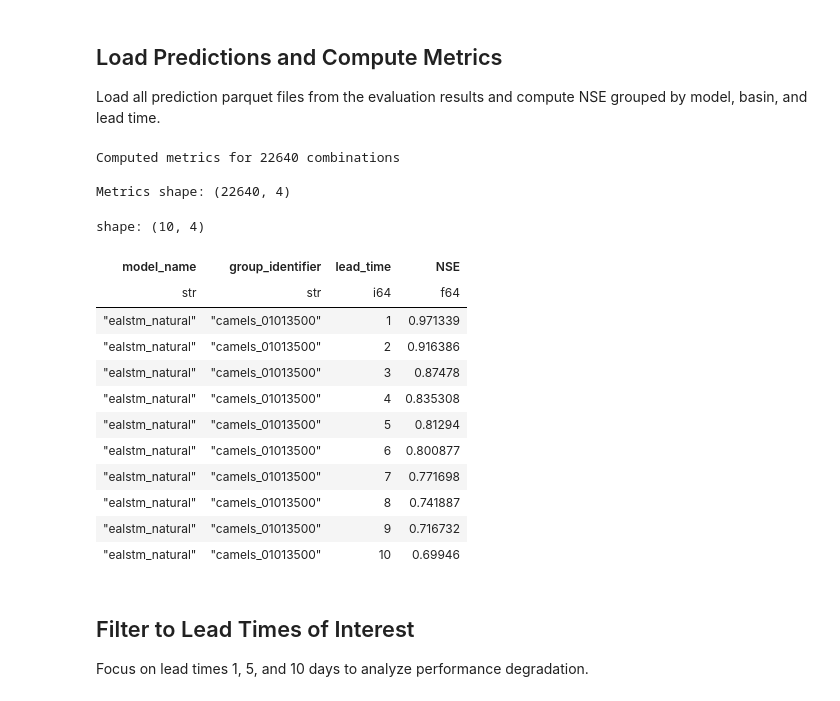
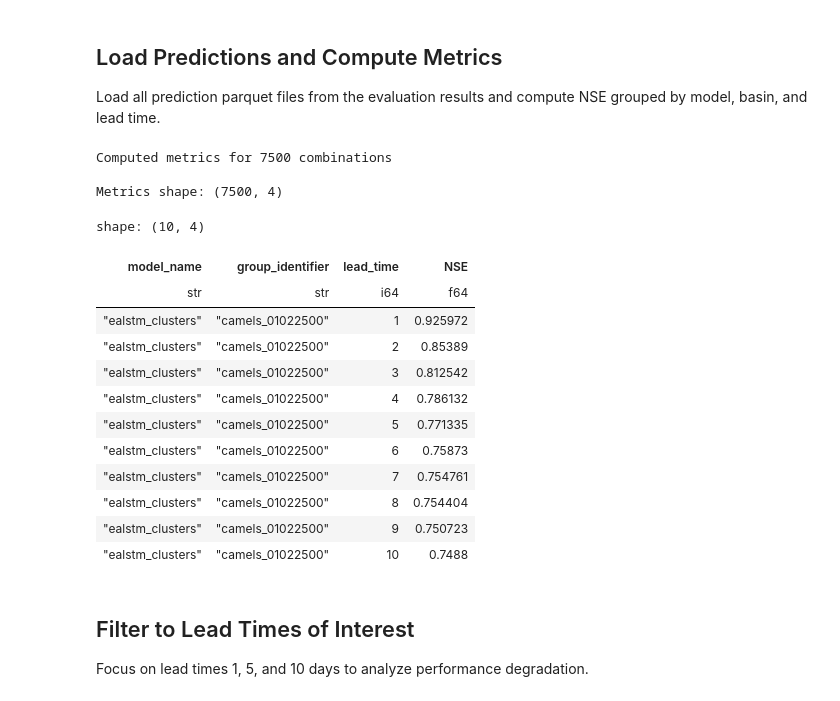
Before and after one commit to CooperBigFoot/publication-experiments, a Jupyter notebook: notebooks/forecast_performance_analysis.ipynb, the cells around one changed output. Drawn from its saved outputs; the diff is of its cells as text; code cells hidden in the pictures.

```diff
--- a/notebooks/forecast_performance_analysis.ipynb
+++ b/notebooks/forecast_performance_analysis.ipynb
@@ -18,36 +18,36 @@ Load all prediction parquet files from the evaluation results and compute NSE gr
 # %%
 # Load predictions from all models
 calc = MetricCalculator.from_parquet(
-    "../results/evaluation/natural_basins/model_name=*/seed=*/predictions.parquet"
+    "../results/evaluation/similar_basin /model_name=*/seed=*/predictions.parquet"
 )
 
 # Compute NSE grouped by model, basin, and lead time
 metrics = calc.compute_metrics(
     metrics=["nse"],
     group_by=["model_name", "group_identifier", "lead_time"],
     exclude_filled=True
 )
 
 print(f"Computed metrics for {metrics.height} combinations")
 print(f"\nMetrics shape: {metrics.shape}")
 metrics.head(10)
 # %% [output]
-Computed metrics for 22640 combinations
+Computed metrics for 7500 combinations
 
-Metrics shape: (22640, 4)
+Metrics shape: (7500, 4)
 shape: (10, 4)
 | model_name | group_identifier | lead_time | NSE |
 | str | str | i64 | f64 |
-| "ealstm_natural" | "camels_01013500" | 1 | 0.971339 |
-| "ealstm_natural" | "camels_01013500" | 2 | 0.916386 |
-| "ealstm_natural" | "camels_01013500" | 3 | 0.87478 |
-| "ealstm_natural" | "camels_01013500" | 4 | 0.835308 |
-| "ealstm_natural" | "camels_01013500" | 5 | 0.81294 |
-| "ealstm_natural" | "camels_01013500" | 6 | 0.800877 |
-| "ealstm_natural" | "camels_01013500" | 7 | 0.771698 |
-| "ealstm_natural" | "camels_01013500" | 8 | 0.741887 |
-| "ealstm_natural" | "camels_01013500" | 9 | 0.716732 |
-| "ealstm_natural" | "camels_01013500" | 10 | 0.69946 |
+| "ealstm_clusters" | "camels_01022500" | 1 | 0.925972 |
+| "ealstm_clusters" | "camels_01022500" | 2 | 0.85389 |
+| "ealstm_clusters" | "camels_01022500" | 3 | 0.812542 |
+| "ealstm_clusters" | "camels_01022500" | 4 | 0.786132 |
+| "ealstm_clusters" | "camels_01022500" | 5 | 0.771335 |
+| "ealstm_clusters" | "camels_01022500" | 6 | 0.75873 |
+| "ealstm_clusters" | "camels_01022500" | 7 | 0.754761 |
+| "ealstm_clusters" | "camels_01022500" | 8 | 0.754404 |
+| "ealstm_clusters" | "camels_01022500" | 9 | 0.750723 |
+| "ealstm_clusters" | "camels_01022500" | 10 | 0.7488 |
 # %% [markdown]
 ## Filter to Lead Times of Interest
 
```
Also changed, not shown: parts of 3 cells of this notebook, 4 other files.
